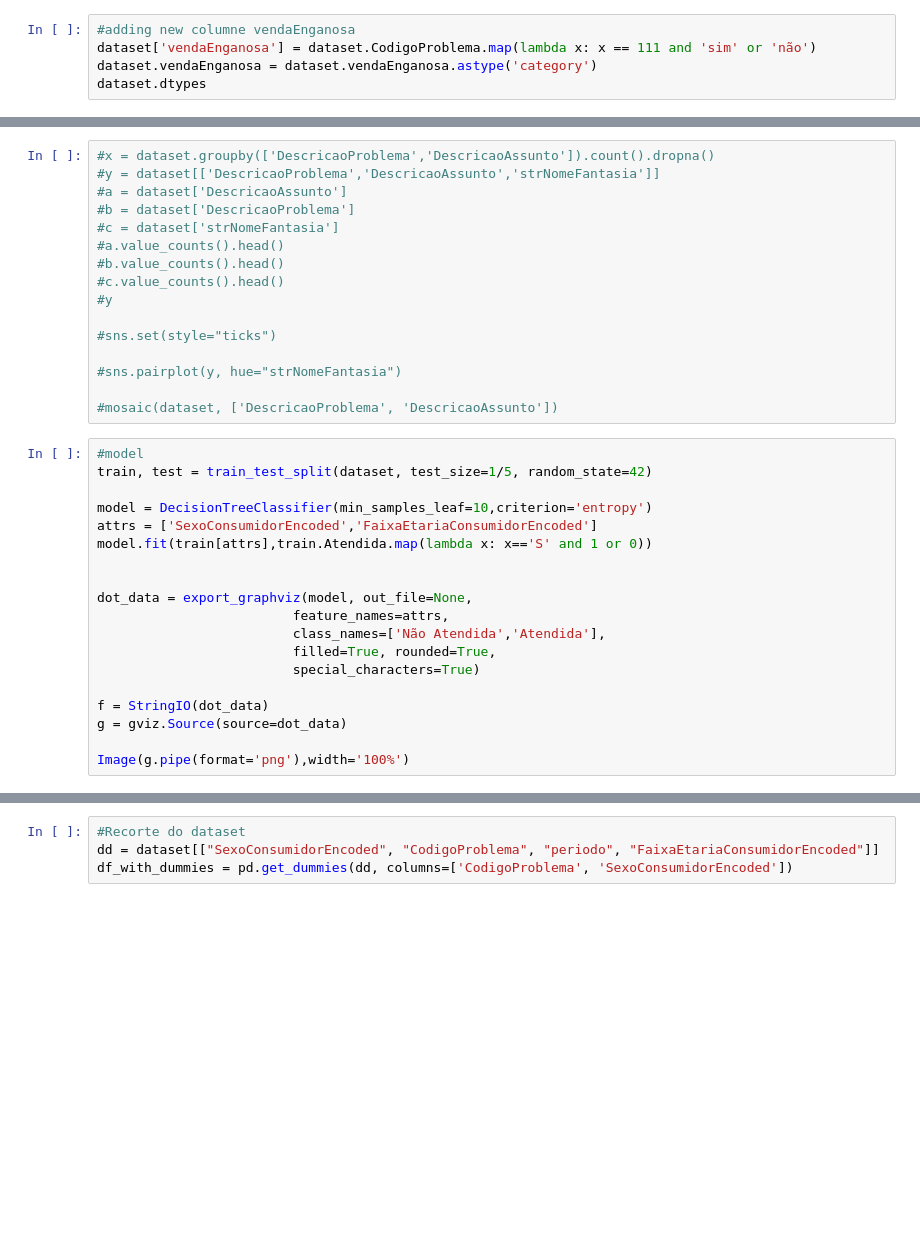
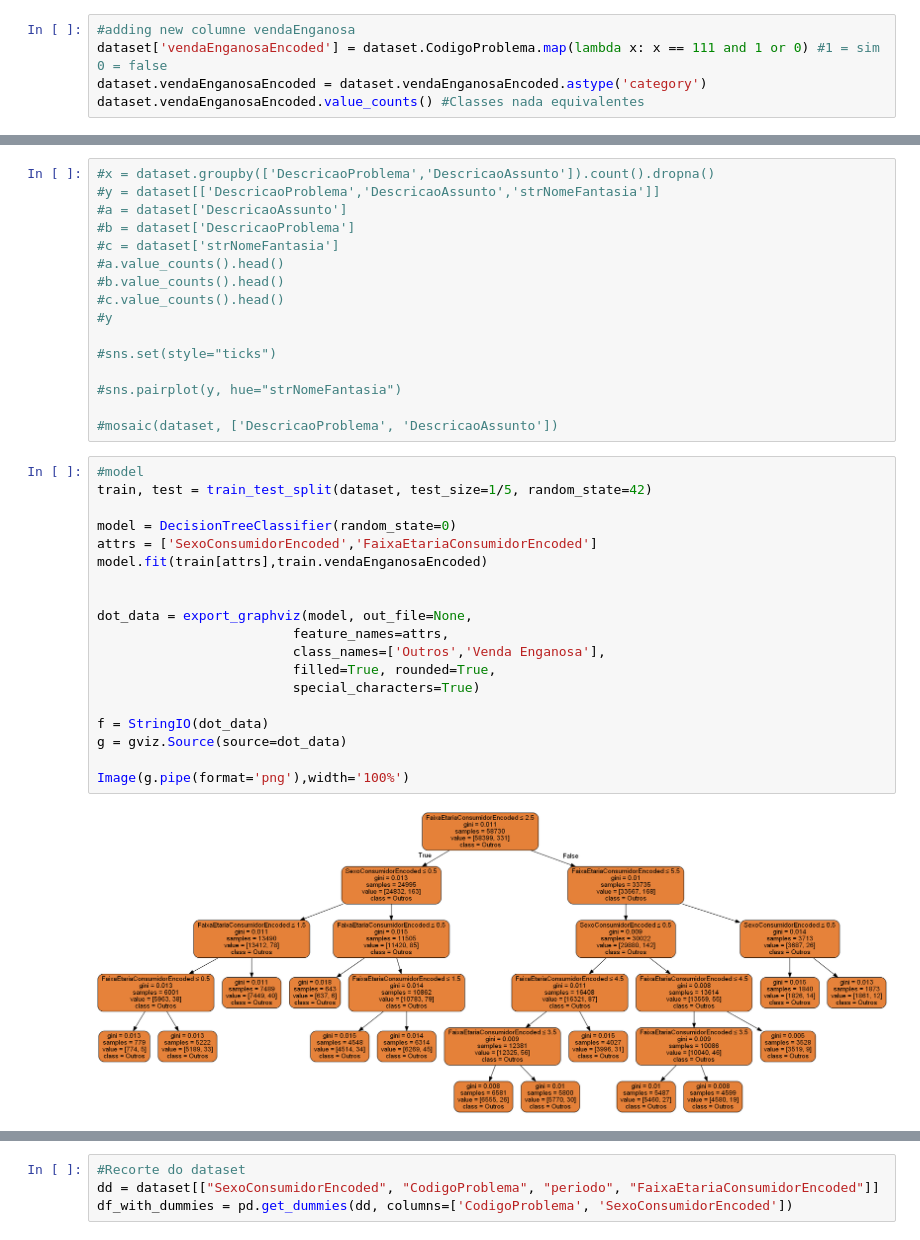
Before and after one commit to if1015-datascience-ufpe/2018-2-projeto-cambridge-analytica, a Jupyter notebook: script.ipynb, the cells around one changed output, grey strips where cells are left out. Drawn from its saved outputs; the diff is of its cells as text; blank space fills up the shorter version.

```diff
--- a/script.ipynb
+++ b/script.ipynb
@@ -126,7 +128,7 @@ Name: FaixaEtariaConsumidorEncoded, dtype: int64
 dataset['SexoConsumidorEncoded'] = dataset['SexoConsumidor'].map({'M': 1, 'F': 0, 'N': 2})
 # %%
 #adding new columne vendaEnganosa
-dataset['vendaEnganosa'] = dataset.CodigoProblema.map(lambda x: x == 111 and 'sim' or 'não')
-dataset.vendaEnganosa = dataset.vendaEnganosa.astype('category')
-dataset.dtypes
+dataset['vendaEnganosaEncoded'] = dataset.CodigoProblema.map(lambda x: x == 111 and 1 or 0) #1 = sim 0 = false
+dataset.vendaEnganosaEncoded = dataset.vendaEnganosaEncoded.astype('category')
+dataset.vendaEnganosaEncoded.value_counts() #Classes nada equivalentes
 # %% [output]
@@ -311,19 +340,21 @@ dataset['DescricaoAssunto'].value_counts().head().plot(kind='barh')
 # %%
 #model
 train, test = train_test_split(dataset, test_size=1/5, random_state=42)
 
-model = DecisionTreeClassifier(min_samples_leaf=10,criterion='entropy')
+model = DecisionTreeClassifier(random_state=0)
 attrs = ['SexoConsumidorEncoded','FaixaEtariaConsumidorEncoded']
-model.fit(train[attrs],train.Atendida.map(lambda x: x=='S' and 1 or 0))
+model.fit(train[attrs],train.vendaEnganosaEncoded)
 
 
 dot_data = export_graphviz(model, out_file=None,
                          feature_names=attrs,
-                         class_names=['Não Atendida','Atendida'],
+                         class_names=['Outros','Venda Enganosa'],
                          filled=True, rounded=True,
                          special_characters=True)
 
 f = StringIO(dot_data)
 g = gviz.Source(source=dot_data)
 
 Image(g.pipe(format='png'),width='100%')
+# %% [output]
+[figure, added]
```
Also changed, not shown: parts of 14 cells of this notebook.
